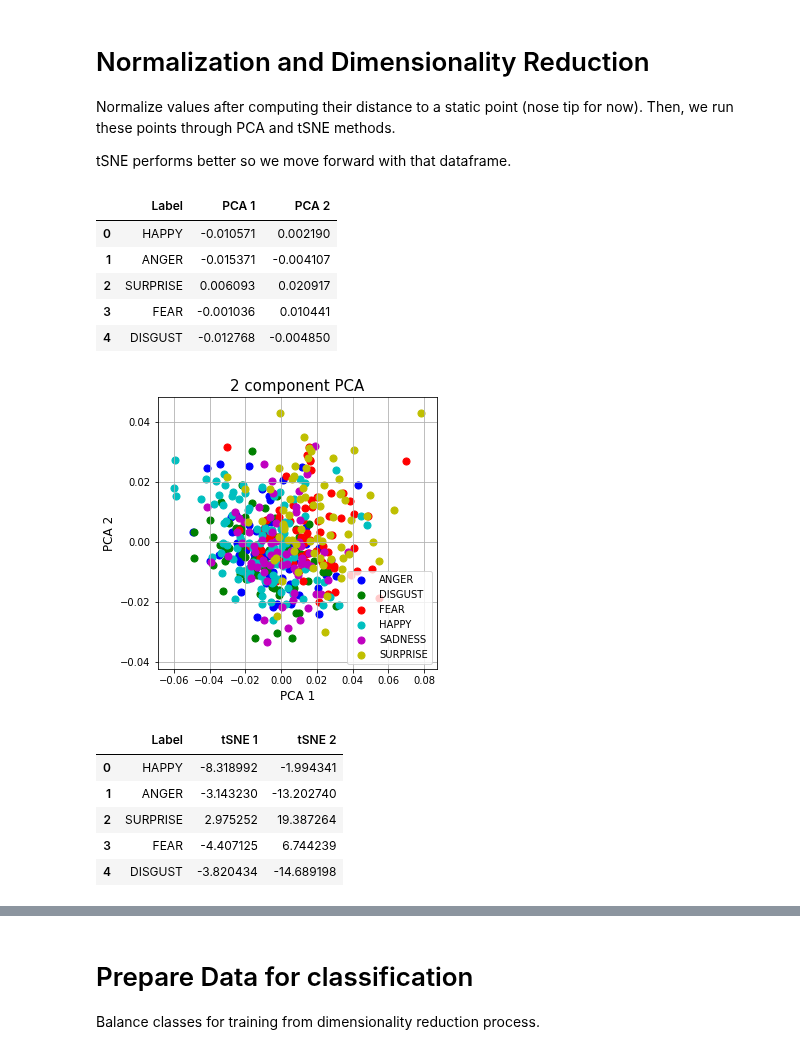
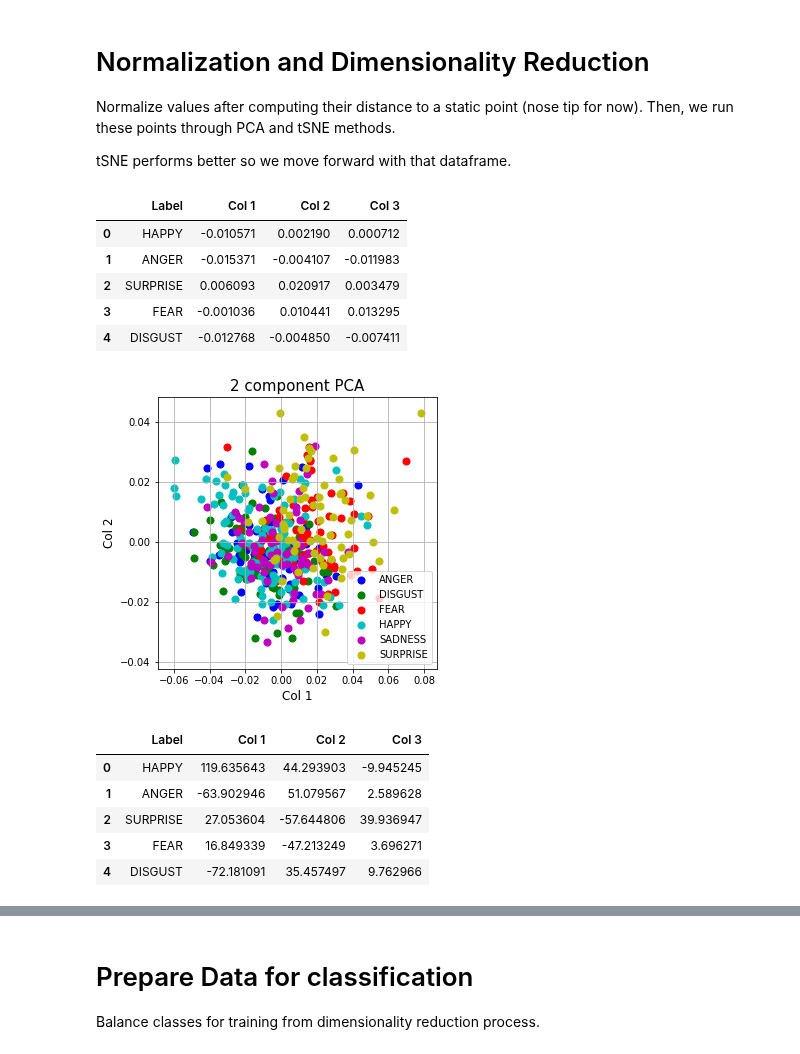
Before and after one commit to diegocasmo/iis-project, a Jupyter notebook: code/lm2-analysis/solution-nose-tip-lm2.ipynb, the cells around one changed output, grey strips where cells are left out. Cells and saved outputs as stored; diff of their text form; code cells hidden in the pictures.

Commit message:
Increase number of features

```diff
--- a/code/lm2-analysis/solution-nose-tip-lm2.ipynb
+++ b/code/lm2-analysis/solution-nose-tip-lm2.ipynb
@@ -127,66 +127,70 @@ labels = new_df.loc[:,['Label']].values
 from sklearn.preprocessing import normalize
 
 values = normalize(values, axis=0)
+# %%
+# Set the number of columns we want to reduce
+num_of_columns = 3
+column_names = ['Col %s' % (i + 1) for i in range(num_of_columns)]
 # %%
 from sklearn.decomposition import PCA
 
 # Use PCA to reduce dimensionality
-pca = PCA(n_components=2)
+pca = PCA(n_components=num_of_columns)
 principal_components = pca.fit_transform(values)
-principal_df = pd.DataFrame(data = principal_components, columns = ['PCA 1', 'PCA 2'])
+principal_df = pd.DataFrame(data = principal_components, columns = column_names)
 
 # Add the label to the dataframe with the principal components
 principal_labels_df = pd.concat([new_df[['Label']], principal_df], axis = 1)
 principal_labels_df.head()
 # %% [output]
-|  | Label | PCA 1 | PCA 2 |
-| 0 | HAPPY | -0.010571 | 0.002190 |
-| 1 | ANGER | -0.015371 | -0.004107 |
-| 2 | SURPRISE | 0.006093 | 0.020917 |
-| 3 | FEAR | -0.001036 | 0.010441 |
-| 4 | DISGUST | -0.012768 | -0.004850 |
+|  | Label | Col 1 | Col 2 | Col 3 |
+| 0 | HAPPY | -0.010571 | 0.002190 | 0.000712 |
+| 1 | ANGER | -0.015371 | -0.004107 | -0.011983 |
+| 2 | SURPRISE | 0.006093 | 0.020917 | 0.003479 |
+| 3 | FEAR | -0.001036 | 0.010441 | 0.013295 |
+| 4 | DISGUST | -0.012768 | -0.004850 | -0.007411 |
 # %%
 # Visualize the PCA 2d projection
 import matplotlib.pyplot as plt
 
 fig = plt.figure(figsize = (5,5))
 ax = fig.add_subplot(1,1,1)
-ax.set_xlabel('PCA 1', fontsize = 12)
-ax.set_ylabel('PCA 2', fontsize = 12)
+ax.set_xlabel(column_names[0], fontsize = 12)
+ax.set_ylabel(column_names[1], fontsize = 12)
 ax.set_title('2 component PCA', fontsize = 15)
 
 targets = ['ANGER', 'DISGUST', 'FEAR', 'HAPPY', 'SADNESS', 'SURPRISE']
 colors = ['b', 'g', 'r', 'c', 'm', 'y']
 for target, color in zip(targets, colors):
     indexes_to_keep = principal_labels_df['Label'] == target
     ax.scatter(
-        principal_labels_df.loc[indexes_to_keep, 'PCA 1'],
-        principal_labels_df.loc[indexes_to_keep, 'PCA 2'],
+        principal_labels_df.loc[indexes_to_keep, column_names[0]],
+        principal_labels_df.loc[indexes_to_keep, column_names[1]],
         c = color,
         s = 50
     )
 ax.legend(targets)
 ax.grid()
 # %% [output]
-[figure, old version]
+[figure, new version]
 # %%
 from sklearn import manifold
 
 # Use tSNE to reduce dimensionality
-tsne = manifold.TSNE(n_components=2, init='pca', random_state=0)
+tsne = manifold.TSNE(n_components=num_of_columns, init='pca', random_state=0, method='exact')
 tsne_components = tsne.fit_transform(values)
-tsne_df = pd.DataFrame(data = tsne_components, columns = ['tSNE 1', 'tSNE 2'])
+tsne_df = pd.DataFrame(data = tsne_components, columns = column_names)
 
 # Add the label to the dataframe with the tSNE components
 tsne_labels_df = pd.concat([new_df[['Label']], tsne_df], axis = 1)
 tsne_labels_df.head()
 # %% [output]
-|  | Label | tSNE 1 | tSNE 2 |
-| 0 | HAPPY | -8.318992 | -1.994341 |
-| 1 | ANGER | -3.143230 | -13.202740 |
-| 2 | SURPRISE | 2.975252 | 19.387264 |
-| 3 | FEAR | -4.407125 | 6.744239 |
-| 4 | DISGUST | -3.820434 | -14.689198 |
+|  | Label | Col 1 | Col 2 | Col 3 |
+| 0 | HAPPY | 119.635643 | 44.293903 | -9.945245 |
+| 1 | ANGER | -63.902946 | 51.079567 | 2.589628 |
+| 2 | SURPRISE | 27.053604 | -57.644806 | 39.936947 |
+| 3 | FEAR | 16.849339 | -47.213249 | 3.696271 |
+| 4 | DISGUST | -72.181091 | 35.457497 | 9.762966 |
 # %%
 # Visualize the tSNE 2d projection
 plt.scatter(tsne_components[:,0], tsne_components[:,1], c=colors, s=50)
```
Also changed, not shown: parts of 6 cells of this notebook.
